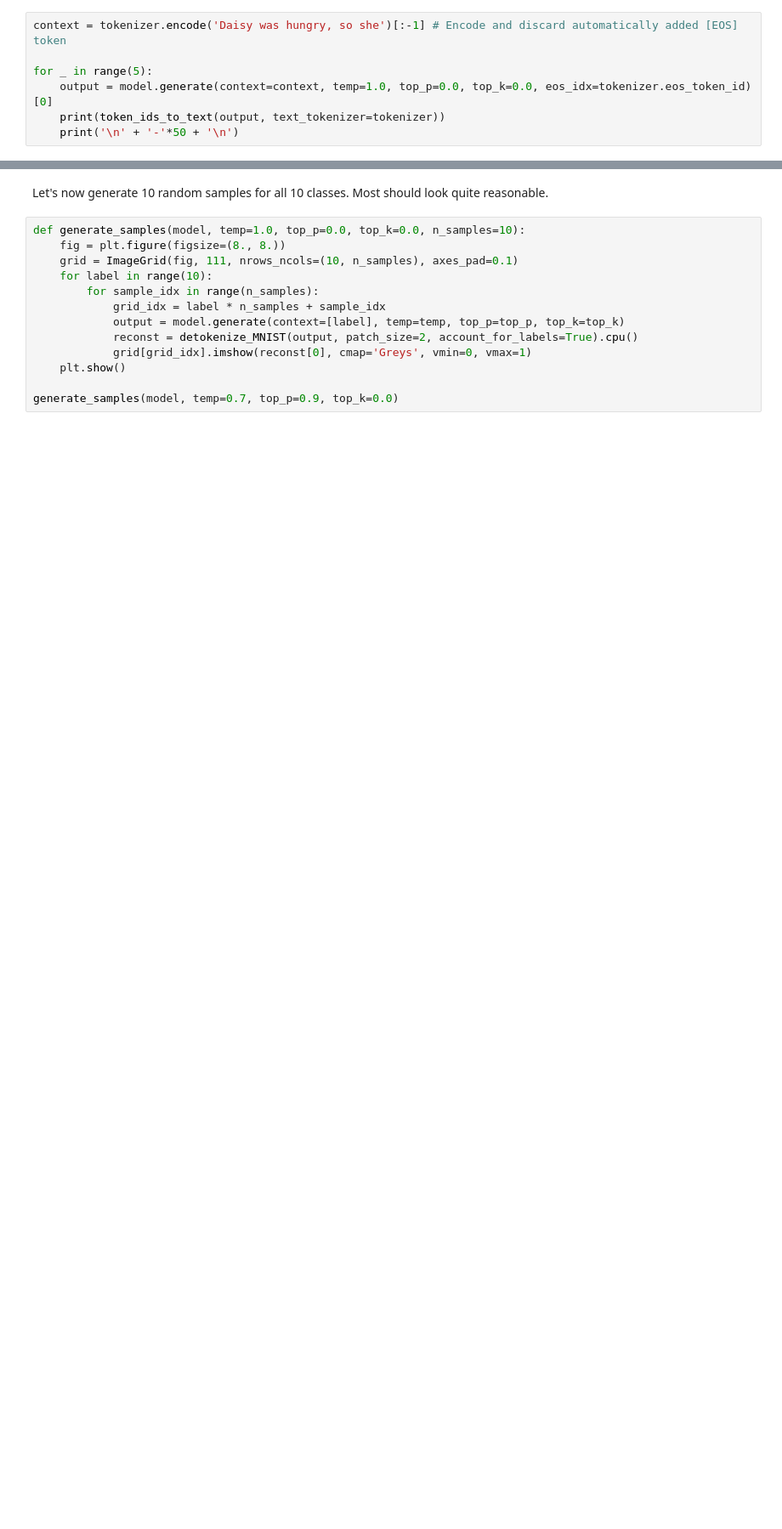
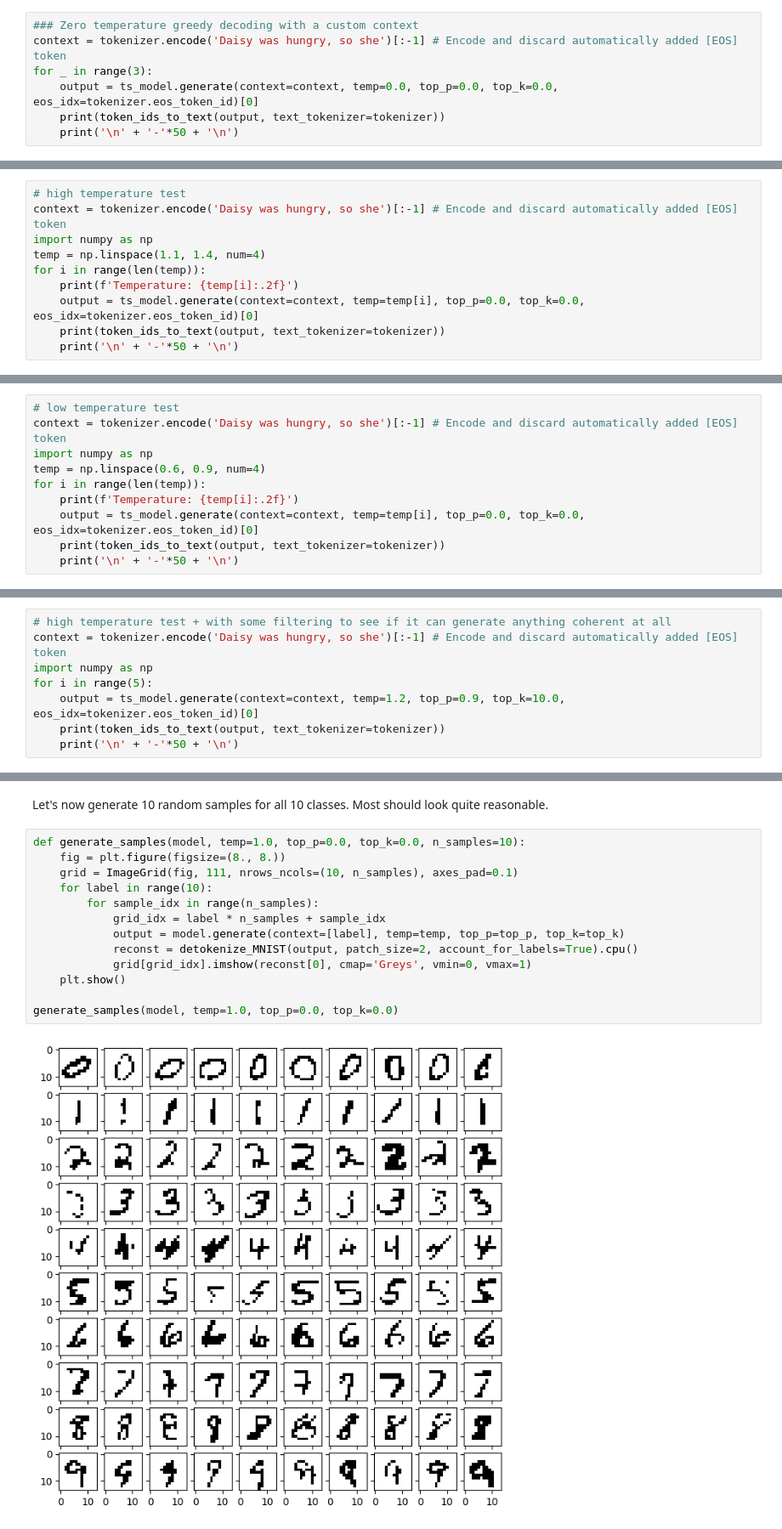
Before and after one commit to EPFL-VILAB/2026-Spring-CS503-Visual-Intelligence-Homework, a Jupyter notebook: NanoFM_Homeworks/notebooks/CS503_FM_part1_nanoGPT.ipynb, the cells around one changed output, grey strips where cells are left out. Shown at 85% size. Saved outputs shown, nothing was run; the diff lists cells and outputs as text; blank space fills up the shorter version.

```diff
--- a/NanoFM_Homeworks/notebooks/CS503_FM_part1_nanoGPT.ipynb
+++ b/NanoFM_Homeworks/notebooks/CS503_FM_part1_nanoGPT.ipynb
@@ -270,9 +290,9 @@ for _ in range(5):
 We don't have to generate the stories in a completely unconditional way. Let's try to probe the model and see if it learned some world knowledge.
 If we probe the model with the phrase `Daisy was hungry, so she`, we should expect a continuation talking about her getting food.
 # %%
+### Zero temperature greedy decoding with a custom context
 context = tokenizer.encode('Daisy was hungry, so she')[:-1] # Encode and discard automatically added [EOS] token
-
-for _ in range(5):
-    output = model.generate(context=context, temp=1.0, top_p=0.0, top_k=0.0, eos_idx=tokenizer.eos_token_id)[0]
+for _ in range(3):
+    output = ts_model.generate(context=context, temp=0.0, top_p=0.0, top_k=0.0, eos_idx=tokenizer.eos_token_id)[0]
     print(token_ids_to_text(output, text_tokenizer=tokenizer))
     print('\n' + '-'*50 + '\n')
@@ -278,0 +317,10 @@ for _ in range(5):
+# %%
+# high temperature test
+context = tokenizer.encode('Daisy was hungry, so she')[:-1] # Encode and discard automatically added [EOS] token
+import numpy as np
+temp = np.linspace(1.1, 1.4, num=4)
+for i in range(len(temp)):
+    print(f'Temperature: {temp[i]:.2f}')
+    output = ts_model.generate(context=context, temp=temp[i], top_p=0.0, top_k=0.0, eos_idx=tokenizer.eos_token_id)[0]
+    print(token_ids_to_text(output, text_tokenizer=tokenizer))
+    print('\n' + '-'*50 + '\n')
@@ -278,0 +345,10 @@ for _ in range(5):
+# %%
+# low temperature test
+context = tokenizer.encode('Daisy was hungry, so she')[:-1] # Encode and discard automatically added [EOS] token
+import numpy as np
+temp = np.linspace(0.6, 0.9, num=4)
+for i in range(len(temp)):
+    print(f'Temperature: {temp[i]:.2f}')
+    output = ts_model.generate(context=context, temp=temp[i], top_p=0.0, top_k=0.0, eos_idx=tokenizer.eos_token_id)[0]
+    print(token_ids_to_text(output, text_tokenizer=tokenizer))
+    print('\n' + '-'*50 + '\n')
@@ -278,0 +373,8 @@ for _ in range(5):
+# %%
+# high temperature test + with some filtering to see if it can generate anything coherent at all
+context = tokenizer.encode('Daisy was hungry, so she')[:-1] # Encode and discard automatically added [EOS] token
+import numpy as np
+for i in range(5):
+    output = ts_model.generate(context=context, temp=1.2, top_p=0.9, top_k=10.0, eos_idx=tokenizer.eos_token_id)[0]
+    print(token_ids_to_text(output, text_tokenizer=tokenizer))
+    print('\n' + '-'*50 + '\n')
@@ -376,13 +520,15 @@ Let's now generate 10 random samples for all 10 classes. Most should look quite
 # %%
 def generate_samples(model, temp=1.0, top_p=0.0, top_k=0.0, n_samples=10):
     fig = plt.figure(figsize=(8., 8.))
     grid = ImageGrid(fig, 111, nrows_ncols=(10, n_samples), axes_pad=0.1)
     for label in range(10):
         for sample_idx in range(n_samples):
             grid_idx = label * n_samples + sample_idx
             output = model.generate(context=[label], temp=temp, top_p=top_p, top_k=top_k)
             reconst = detokenize_MNIST(output, patch_size=2, account_for_labels=True).cpu()
             grid[grid_idx].imshow(reconst[0], cmap='Greys', vmin=0, vmax=1)
     plt.show()
 
-generate_samples(model, temp=0.7, top_p=0.9, top_k=0.0)
+generate_samples(model, temp=1.0, top_p=0.0, top_k=0.0)
+# %% [output]
+[figure, added]
```
Also changed, not shown: parts of 17 cells of this notebook, 6 other files.
